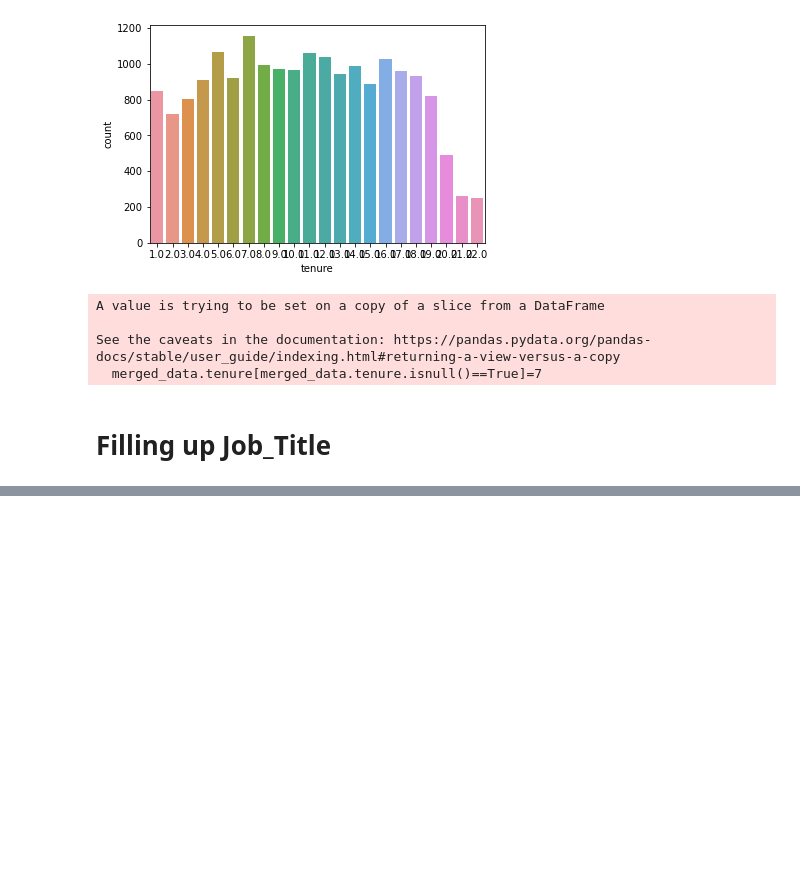
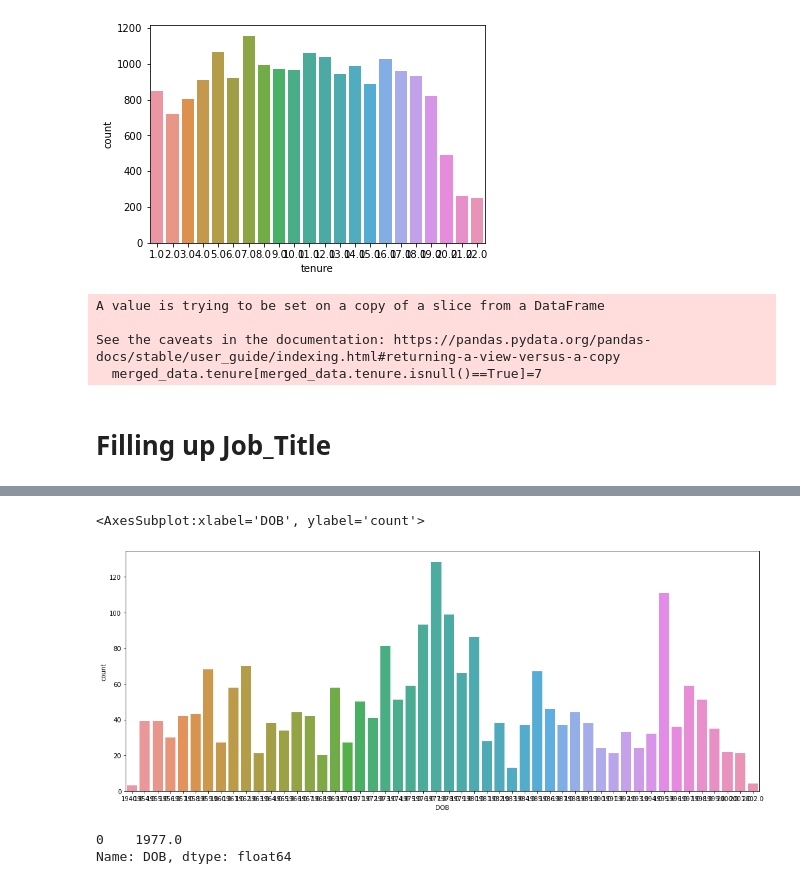
Before and after one commit to abhinay-bandooni/KPMG-Virtual-Internship, a Jupyter notebook: KPMG Virtual Internship.ipynb, the cells around one changed output, grey strips where cells are left out. Saved outputs shown, nothing was run; the diff lists cells and outputs as text; code cells hidden in the pictures; blank space fills up the shorter version.

```diff
--- a/KPMG Virtual Internship.ipynb
+++ b/KPMG Virtual Internship.ipynb
@@ -825,0 +792,11 @@ memory usage: 4.3+ MB
+# %%
+plt.figure(figsize=(18,7))
+sns.countplot(temp_merged_data.DOB.dt.year)
+# %% [output]
+<AxesSubplot:xlabel='DOB', ylabel='count'>
+[figure, added]
+# %%
+temp_merged_data.DOB.dt.year.mode()
+# %% [output]
+0    1977.0
+Name: DOB, dtype: float64
```
Also changed, not shown: parts of 106 cells of this notebook.
